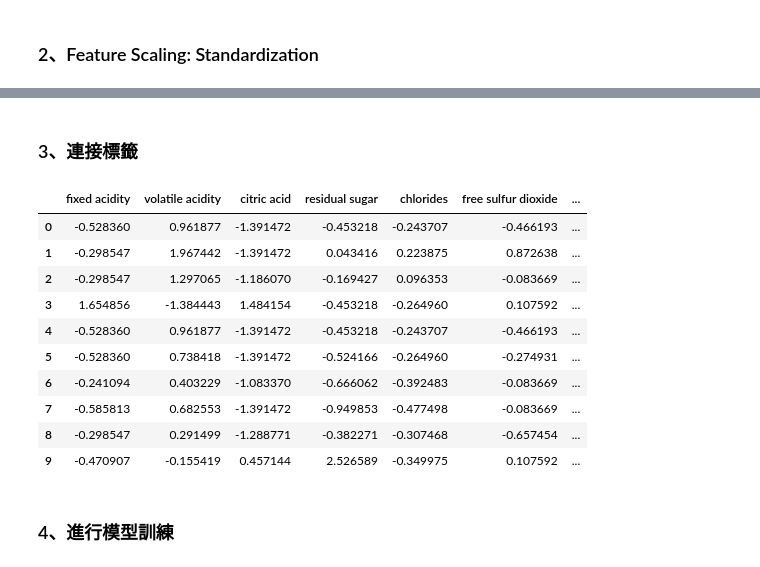
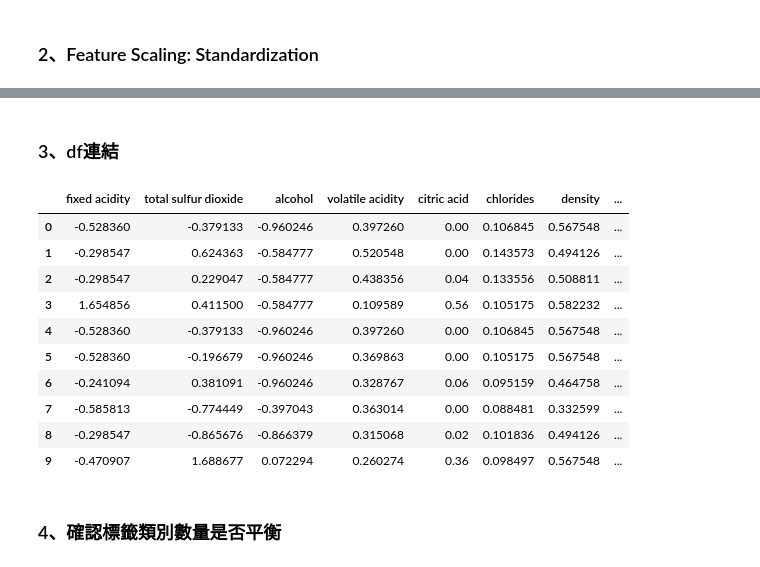
Before and after one commit to jinrumiao/Prediction-of-quality-of-Wine, a Jupyter notebook: 專題實作_02：紅酒品質預測.ipynb, the cells around one changed output, grey strips where cells are left out. Cells and saved outputs as stored; diff of their text form; code cells hidden in the pictures.

```diff
--- a/專題實作_02：紅酒品質預測.ipynb
+++ b/專題實作_02：紅酒品質預測.ipynb
@@ -214,0 +217,4 @@ None
+# %%
+df_ = df.drop(["residual sugar", "free sulfur dioxide", "pH"], axis=1)
+# df_.head(10)
+df_.describe()
@@ -215,10 +233,12 @@ None
 # %%
-from sklearn.preprocessing import StandardScaler
+from sklearn.preprocessing import StandardScaler, MinMaxScaler
 
-sc = StandardScaler()
+standar_columns = ["fixed acidity", "total sulfur dioxide", "alcohol"]  # 選擇標準差大於1的特徵
 
-df_scaled = sc.fit_transform(df[colunms[:-1]])
+standar_sc = StandardScaler()
 
-df_train = pd.DataFrame(df_scaled, columns=colunms[:-1])
-df_train.head(10)
+df_standar_scaled = standar_sc.fit_transform(df_[standar_columns])
+
+df_standar = pd.DataFrame(df_standar_scaled, columns=standar_columns)
+df_standar.head(10)
 # %% [output]
@@ -235,0 +256,9 @@ df_train.head(10)
+# %%
+minmax_columns = ["volatile acidity", "citric acid", "chlorides", "density", "sulphates"]  # 選擇標準差小於1的特徵
+
+minmax_sc = MinMaxScaler(feature_range=(0, 1))
+
+df_minmax_scaled = minmax_sc.fit_transform(df_[minmax_columns])
+
+df_minmax = pd.DataFrame(df_minmax_scaled, columns=minmax_columns)
+df_minmax.head(10)
@@ -236,19 +277,19 @@ df_train.head(10)
 # %% [markdown]
-### 3、連接標籤
+### 3、df連結
 # %%
-df_train = pd.concat([df_train, df["quality"]], axis=1)
+df_train = pd.concat([df_standar, df_minmax, df_["quality"]], axis=1)
 df_train.head(10)
 # %% [output]
-|  | fixed acidity | volatile acidity | citric acid | residual sugar | chlorides | free sulfur dioxide | ... |
-| 0 | -0.528360 | 0.961877 | -1.391472 | -0.453218 | -0.243707 | -0.466193 | ... |
-| 1 | -0.298547 | 1.967442 | -1.391472 | 0.043416 | 0.223875 | 0.872638 | ... |
-| 2 | -0.298547 | 1.297065 | -1.186070 | -0.169427 | 0.096353 | -0.083669 | ... |
-| 3 | 1.654856 | -1.384443 | 1.484154 | -0.453218 | -0.264960 | 0.107592 | ... |
-| 4 | -0.528360 | 0.961877 | -1.391472 | -0.453218 | -0.243707 | -0.466193 | ... |
-| 5 | -0.528360 | 0.738418 | -1.391472 | -0.524166 | -0.264960 | -0.274931 | ... |
-| 6 | -0.241094 | 0.403229 | -1.083370 | -0.666062 | -0.392483 | -0.083669 | ... |
-| 7 | -0.585813 | 0.682553 | -1.391472 | -0.949853 | -0.477498 | -0.083669 | ... |
-| 8 | -0.298547 | 0.291499 | -1.288771 | -0.382271 | -0.307468 | -0.657454 | ... |
-| 9 | -0.470907 | -0.155419 | 0.457144 | 2.526589 | -0.349975 | 0.107592 | ... |
+|  | fixed acidity | total sulfur dioxide | alcohol | volatile acidity | citric acid | chlorides | density | ... |
+| 0 | -0.528360 | -0.379133 | -0.960246 | 0.397260 | 0.00 | 0.106845 | 0.567548 | ... |
+| 1 | -0.298547 | 0.624363 | -0.584777 | 0.520548 | 0.00 | 0.143573 | 0.494126 | ... |
+| 2 | -0.298547 | 0.229047 | -0.584777 | 0.438356 | 0.04 | 0.133556 | 0.508811 | ... |
+| 3 | 1.654856 | 0.411500 | -0.584777 | 0.109589 | 0.56 | 0.105175 | 0.582232 | ... |
+| 4 | -0.528360 | -0.379133 | -0.960246 | 0.397260 | 0.00 | 0.106845 | 0.567548 | ... |
+| 5 | -0.528360 | -0.196679 | -0.960246 | 0.369863 | 0.00 | 0.105175 | 0.567548 | ... |
+| 6 | -0.241094 | 0.381091 | -0.960246 | 0.328767 | 0.06 | 0.095159 | 0.464758 | ... |
+| 7 | -0.585813 | -0.774449 | -0.397043 | 0.363014 | 0.00 | 0.088481 | 0.332599 | ... |
+| 8 | -0.298547 | -0.865676 | -0.866379 | 0.315068 | 0.02 | 0.101836 | 0.494126 | ... |
+| 9 | -0.470907 | 1.688677 | 0.072294 | 0.260274 | 0.36 | 0.098497 | 0.567548 | ... |
 # %% [markdown]
-### 4、進行模型訓練
+### 4、確認標籤類別數量是否平衡
```
Also changed, not shown: parts of 10 cells of this notebook.
